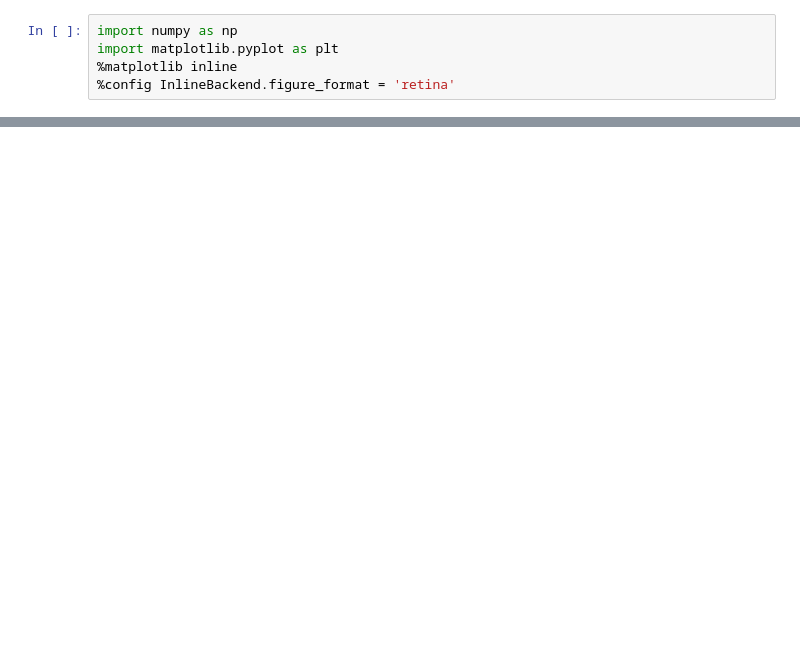
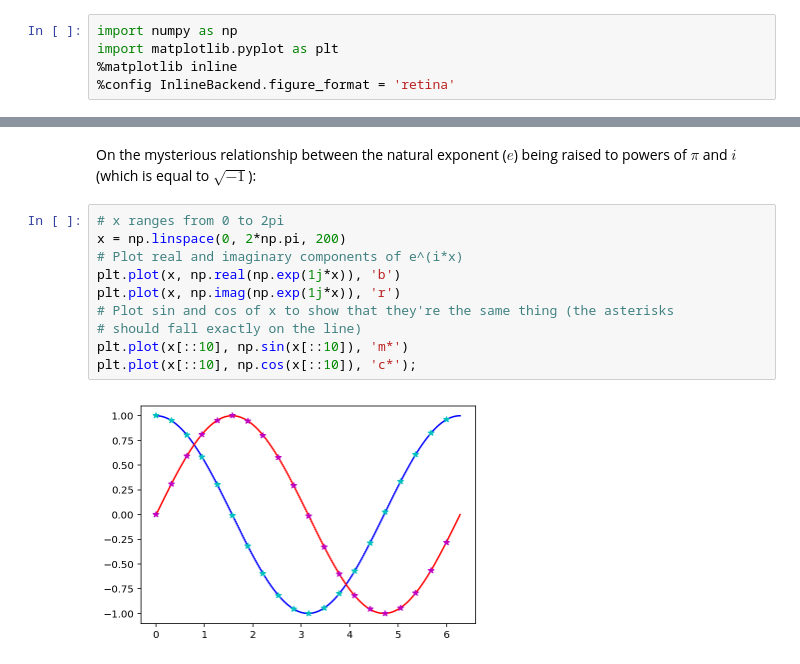
Before and after one commit to piecesofmindlab/UNR_PSY_763, a Jupyter notebook: BasicPython/Fourier transform.ipynb, the cells around one changed output, grey strips where cells are left out. Saved outputs shown, nothing was run; the diff lists cells and outputs as text; blank space fills up the shorter version.

```diff
--- a/BasicPython/Fourier transform.ipynb
+++ b/BasicPython/Fourier transform.ipynb
@@ -18,0 +49,14 @@ plt.plot(x, np.cos(x))
+# %% [markdown]
+On the mysterious relationship between the natural exponent ($e$) being raised to powers of $\pi$  and $i$ (which is equal to $\sqrt{-1}$):
+# %%
+# x ranges from 0 to 2pi
+x = np.linspace(0, 2*np.pi, 200)
+# Plot real and imaginary components of e^(i*x)
+plt.plot(x, np.real(np.exp(1j*x)), 'b')
+plt.plot(x, np.imag(np.exp(1j*x)), 'r')
+# Plot sin and cos of x to show that they're the same thing (the asterisks
+# should fall exactly on the line)
+plt.plot(x[::10], np.sin(x[::10]), 'm*')
+plt.plot(x[::10], np.cos(x[::10]), 'c*');
+# %% [output]
+[figure, added]
```
Also changed, not shown: parts of 13 cells of this notebook, 1 other file.
